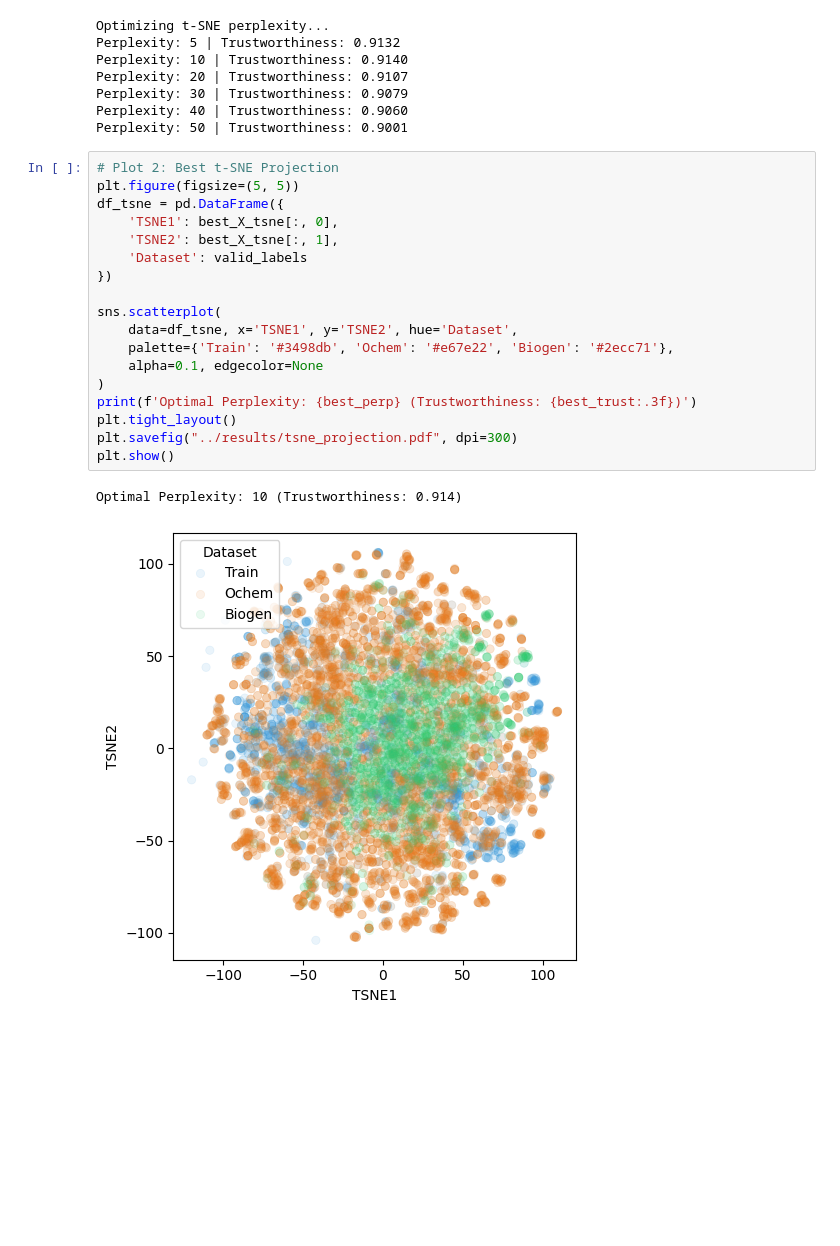
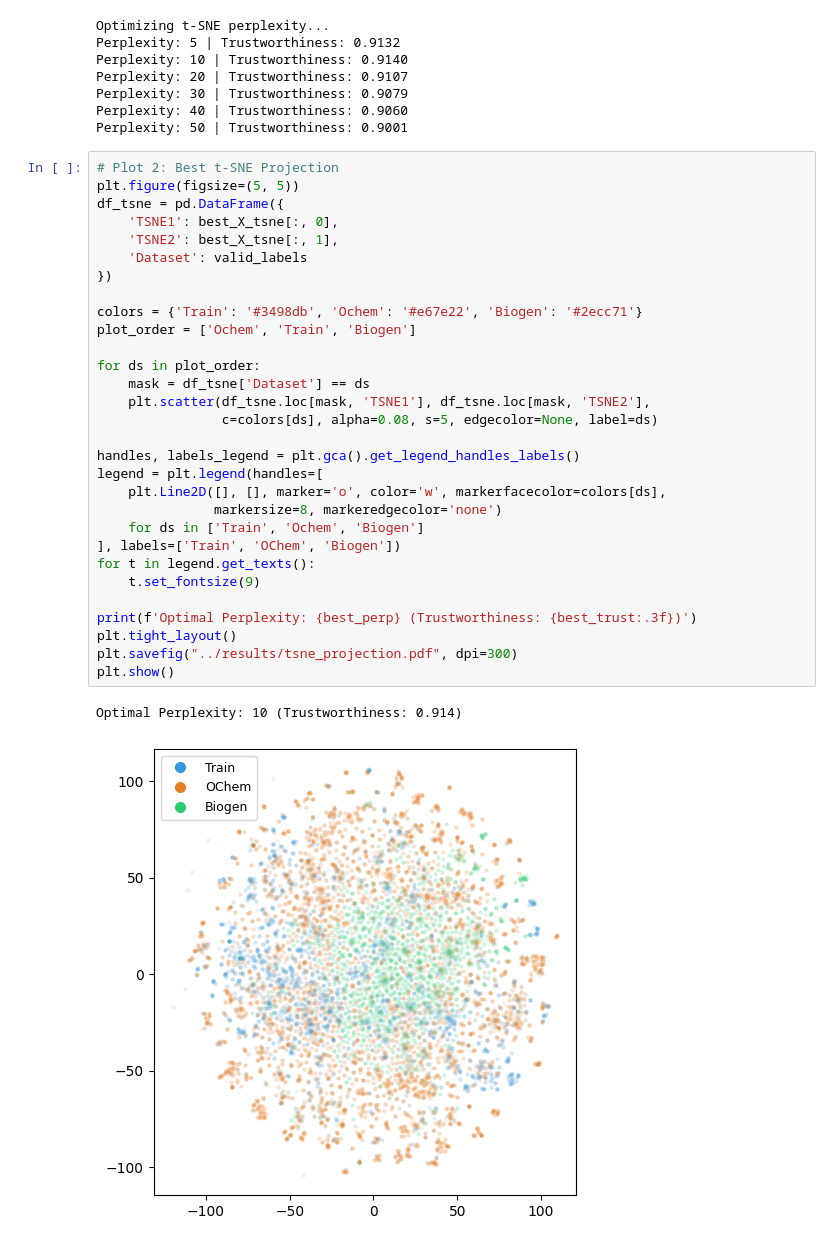
Before and after one commit to JacksonBurns/interpretable_aqueous_solubility, a Jupyter notebook: experiments/comparison.ipynb, the cells around one changed output. Saved outputs shown, nothing was run; the diff lists cells and outputs as text; blank space fills up the shorter version.

Commit message:
Plot Formatting Changes (#4)
* Improve plotting: smaller t-SNE circles, layering, opaque legend, distinct markers, rho notation

* execute updated code

```diff
--- a/experiments/comparison.ipynb
+++ b/experiments/comparison.ipynb
@@ -123,21 +123,33 @@ Perplexity: 50 | Trustworthiness: 0.9001
 # %%
 # Plot 2: Best t-SNE Projection
 plt.figure(figsize=(5, 5))
 df_tsne = pd.DataFrame({
     'TSNE1': best_X_tsne[:, 0],
     'TSNE2': best_X_tsne[:, 1],
     'Dataset': valid_labels
 })
 
-sns.scatterplot(
-    data=df_tsne, x='TSNE1', y='TSNE2', hue='Dataset',
-    palette={'Train': '#3498db', 'Ochem': '#e67e22', 'Biogen': '#2ecc71'},
-    alpha=0.1, edgecolor=None
-)
+colors = {'Train': '#3498db', 'Ochem': '#e67e22', 'Biogen': '#2ecc71'}
+plot_order = ['Ochem', 'Train', 'Biogen']
+
+for ds in plot_order:
+    mask = df_tsne['Dataset'] == ds
+    plt.scatter(df_tsne.loc[mask, 'TSNE1'], df_tsne.loc[mask, 'TSNE2'],
+                c=colors[ds], alpha=0.08, s=5, edgecolor=None, label=ds)
+
+handles, labels_legend = plt.gca().get_legend_handles_labels()
+legend = plt.legend(handles=[
+    plt.Line2D([], [], marker='o', color='w', markerfacecolor=colors[ds],
+               markersize=8, markeredgecolor='none')
+    for ds in ['Train', 'Ochem', 'Biogen']
+], labels=['Train', 'OChem', 'Biogen'])
+for t in legend.get_texts():
+    t.set_fontsize(9)
+
 print(f'Optimal Perplexity: {best_perp} (Trustworthiness: {best_trust:.3f})')
 plt.tight_layout()
 plt.savefig("../results/tsne_projection.pdf", dpi=300)
 plt.show()
 # %% [output]
 Optimal Perplexity: 10 (Trustworthiness: 0.914)
-[figure, old version]
+[figure, new version]
```
Also changed, not shown: 19 other files.
